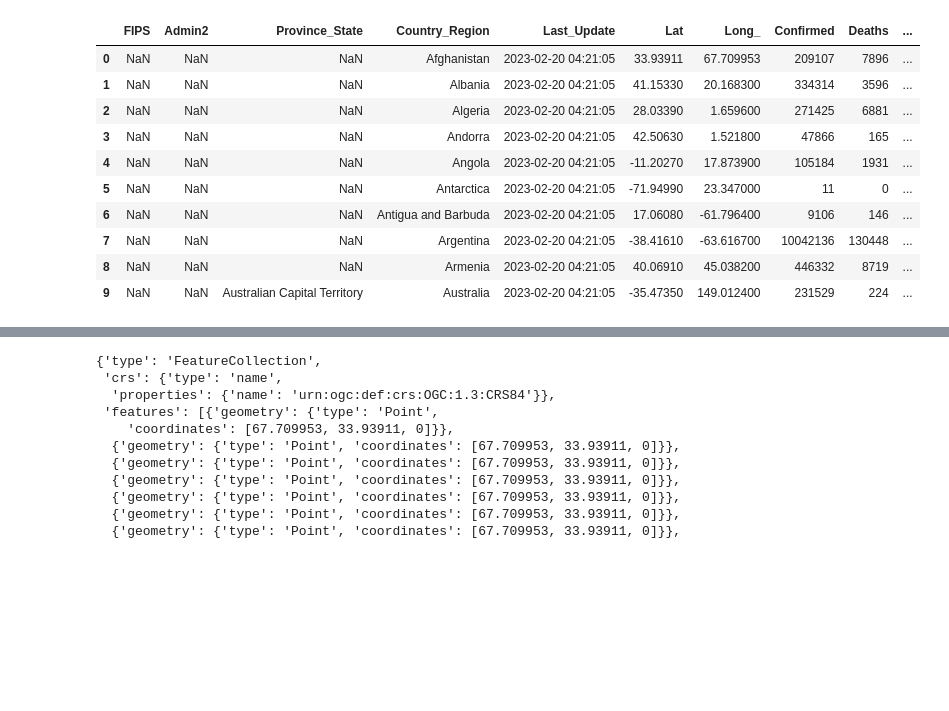
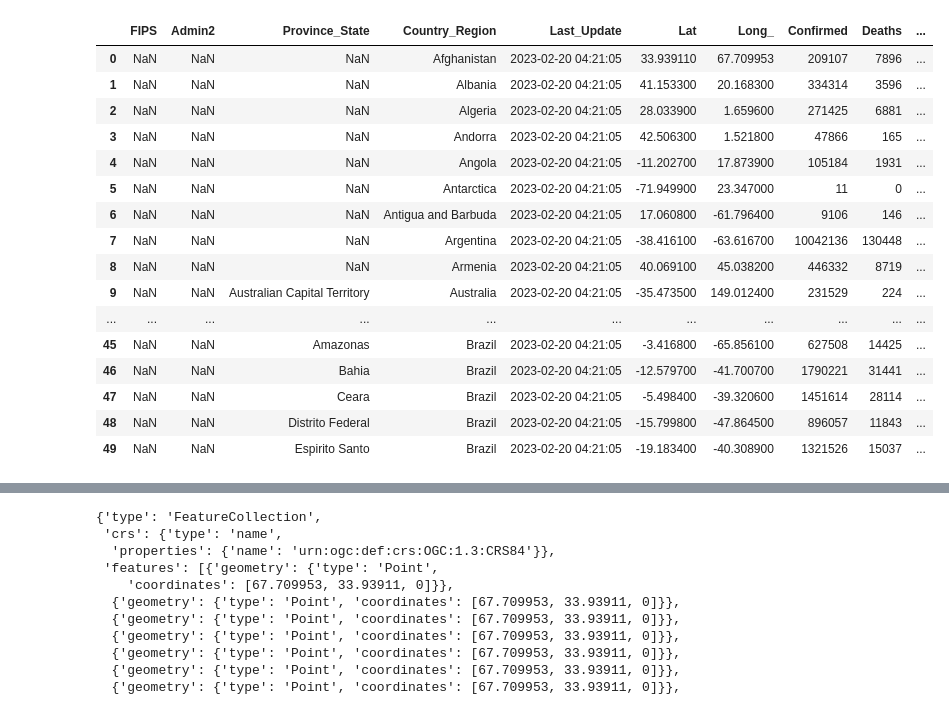
Before and after one commit to shawn0103/covid19-map-visualizer, a Jupyter notebook: JuypterNotebook/GeoJSONCreator.ipynb, the cells around one changed output, grey strips where cells are left out. Cells and saved outputs as stored; diff of their text form; code cells hidden in the pictures; blank space fills up the shorter version.

```diff
--- a/JuypterNotebook/GeoJSONCreator.ipynb
+++ b/JuypterNotebook/GeoJSONCreator.ipynb
@@ -38,14 +39,20 @@ geoJSONDict = {
 # %%
-data.head(10)
+data.head(50)
 # %% [output]
 |  | FIPS | Admin2 | Province_State | Country_Region | Last_Update | Lat | Long_ | Confirmed | Deaths | ... |
-| 0 | NaN | NaN | NaN | Afghanistan | 2023-02-20 04:21:05 | 33.93911 | 67.709953 | 209107 | 7896 | ... |
-| 1 | NaN | NaN | NaN | Albania | 2023-02-20 04:21:05 | 41.15330 | 20.168300 | 334314 | 3596 | ... |
-| 2 | NaN | NaN | NaN | Algeria | 2023-02-20 04:21:05 | 28.03390 | 1.659600 | 271425 | 6881 | ... |
-| 3 | NaN | NaN | NaN | Andorra | 2023-02-20 04:21:05 | 42.50630 | 1.521800 | 47866 | 165 | ... |
-| 4 | NaN | NaN | NaN | Angola | 2023-02-20 04:21:05 | -11.20270 | 17.873900 | 105184 | 1931 | ... |
-| 5 | NaN | NaN | NaN | Antarctica | 2023-02-20 04:21:05 | -71.94990 | 23.347000 | 11 | 0 | ... |
-| 6 | NaN | NaN | NaN | Antigua and Barbuda | 2023-02-20 04:21:05 | 17.06080 | -61.796400 | 9106 | 146 | ... |
-| 7 | NaN | NaN | NaN | Argentina | 2023-02-20 04:21:05 | -38.41610 | -63.616700 | 10042136 | 130448 | ... |
-| 8 | NaN | NaN | NaN | Armenia | 2023-02-20 04:21:05 | 40.06910 | 45.038200 | 446332 | 8719 | ... |
-| 9 | NaN | NaN | Australian Capital Territory | Australia | 2023-02-20 04:21:05 | -35.47350 | 149.012400 | 231529 | 224 | ... |
+| 0 | NaN | NaN | NaN | Afghanistan | 2023-02-20 04:21:05 | 33.939110 | 67.709953 | 209107 | 7896 | ... |
+| 1 | NaN | NaN | NaN | Albania | 2023-02-20 04:21:05 | 41.153300 | 20.168300 | 334314 | 3596 | ... |
+| 2 | NaN | NaN | NaN | Algeria | 2023-02-20 04:21:05 | 28.033900 | 1.659600 | 271425 | 6881 | ... |
+| 3 | NaN | NaN | NaN | Andorra | 2023-02-20 04:21:05 | 42.506300 | 1.521800 | 47866 | 165 | ... |
+| 4 | NaN | NaN | NaN | Angola | 2023-02-20 04:21:05 | -11.202700 | 17.873900 | 105184 | 1931 | ... |
+| 5 | NaN | NaN | NaN | Antarctica | 2023-02-20 04:21:05 | -71.949900 | 23.347000 | 11 | 0 | ... |
+| 6 | NaN | NaN | NaN | Antigua and Barbuda | 2023-02-20 04:21:05 | 17.060800 | -61.796400 | 9106 | 146 | ... |
+| 7 | NaN | NaN | NaN | Argentina | 2023-02-20 04:21:05 | -38.416100 | -63.616700 | 10042136 | 130448 | ... |
+| 8 | NaN | NaN | NaN | Armenia | 2023-02-20 04:21:05 | 40.069100 | 45.038200 | 446332 | 8719 | ... |
+| 9 | NaN | NaN | Australian Capital Territory | Australia | 2023-02-20 04:21:05 | -35.473500 | 149.012400 | 231529 | 224 | ... |
+| ... | ... | ... | ... | ... | ... | ... | ... | ... | ... | ... |
+| 45 | NaN | NaN | Amazonas | Brazil | 2023-02-20 04:21:05 | -3.416800 | -65.856100 | 627508 | 14425 | ... |
+| 46 | NaN | NaN | Bahia | Brazil | 2023-02-20 04:21:05 | -12.579700 | -41.700700 | 1790221 | 31441 | ... |
+| 47 | NaN | NaN | Ceara | Brazil | 2023-02-20 04:21:05 | -5.498400 | -39.320600 | 1451614 | 28114 | ... |
+| 48 | NaN | NaN | Distrito Federal | Brazil | 2023-02-20 04:21:05 | -15.799800 | -47.864500 | 896057 | 11843 | ... |
+| 49 | NaN | NaN | Espirito Santo | Brazil | 2023-02-20 04:21:05 | -19.183400 | -40.308900 | 1321526 | 15037 | ... |
```
Also changed, not shown: parts of 8 cells of this notebook, 7 other files.
